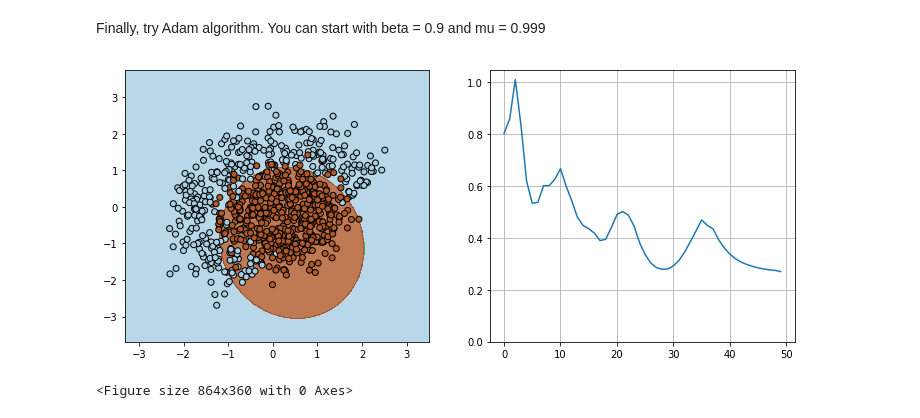
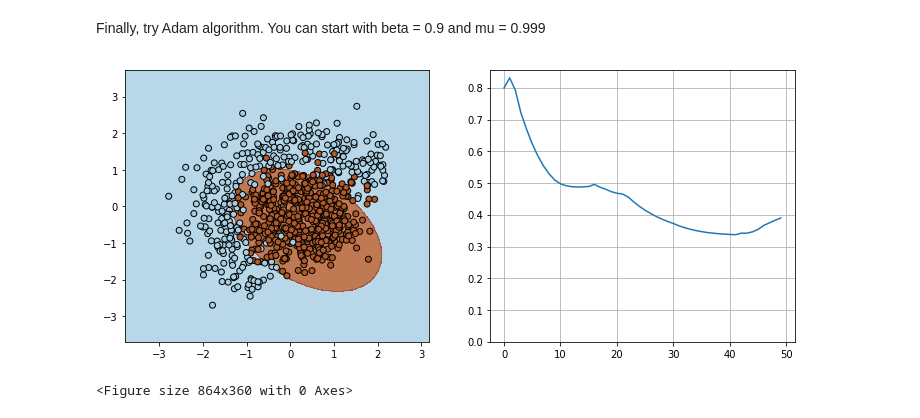
Before and after one commit to maxkvant/DeepLearningHw, a Jupyter notebook: 01/task_1.ipynb, the cells around one changed output. Cells and saved outputs as stored; diff of their text form; code cells hidden in the pictures.

```diff
--- a/01/task_1.ipynb
+++ b/01/task_1.ipynb
@@ -203,31 +203,35 @@ Finally, try Adam algorithm. You can start with beta = 0.9 and mu = 0.999
 # %%
 w = torch.Tensor([1, 0, 0, 0, 0, 0])
 
 alpha = 0.1 # learning rate
 beta = 0.9  # (beta1 coefficient in original paper) exponential decay rate for the 1st moment estimates
 mu = 0.999  # (beta2 coefficient in original paper) exponential decay rate for the 2nd moment estimates
 eps = 1e-7  # A small constant for numerical stability
 
 v = torch.zeros_like(w)
 g = torch.zeros_like(w)
 
 
 n_iter = 50
 batch_size = 4
 loss = np.zeros(n_iter)
 plt.figure(figsize=(12,5))
 for i in range(n_iter):
     ind = random.sample(range(X.shape[0]), batch_size)
     loss[i] = compute_loss(X, y, w)
     # visualize(X[ind,:], y[ind], w, loss, n_iter)
 
     gradient = compute_grad(X[ind,:], y[ind], w)
-    g = beta * g + (1 - beta) * gradient
-    v =   mu * v + (1 - mu) * (gradient ** 2)
-    w = w - alpha * g / (v ** 0.5 + eps)
+    v = beta * v + (1 - beta) * gradient
+    g =   mu * g + (1 - mu) * (gradient ** 2)
+
+    v_bias_corr = v / (1 - beta ** (i + 1))
+    g_bias_corr = g / (1 -   mu ** (i + 1))
+
+    w -= alpha * v_bias_corr / (g_bias_corr ** 0.5 + eps)
 
 visualize(X, y, w, loss, n_iter)
 plt.clf()
 # %% [output]
-[figure, old version]
+[figure, new version]
 <Figure size 864x360 with 0 Axes>
```
Also changed, not shown: parts of 4 cells of this notebook, 1 other file.
